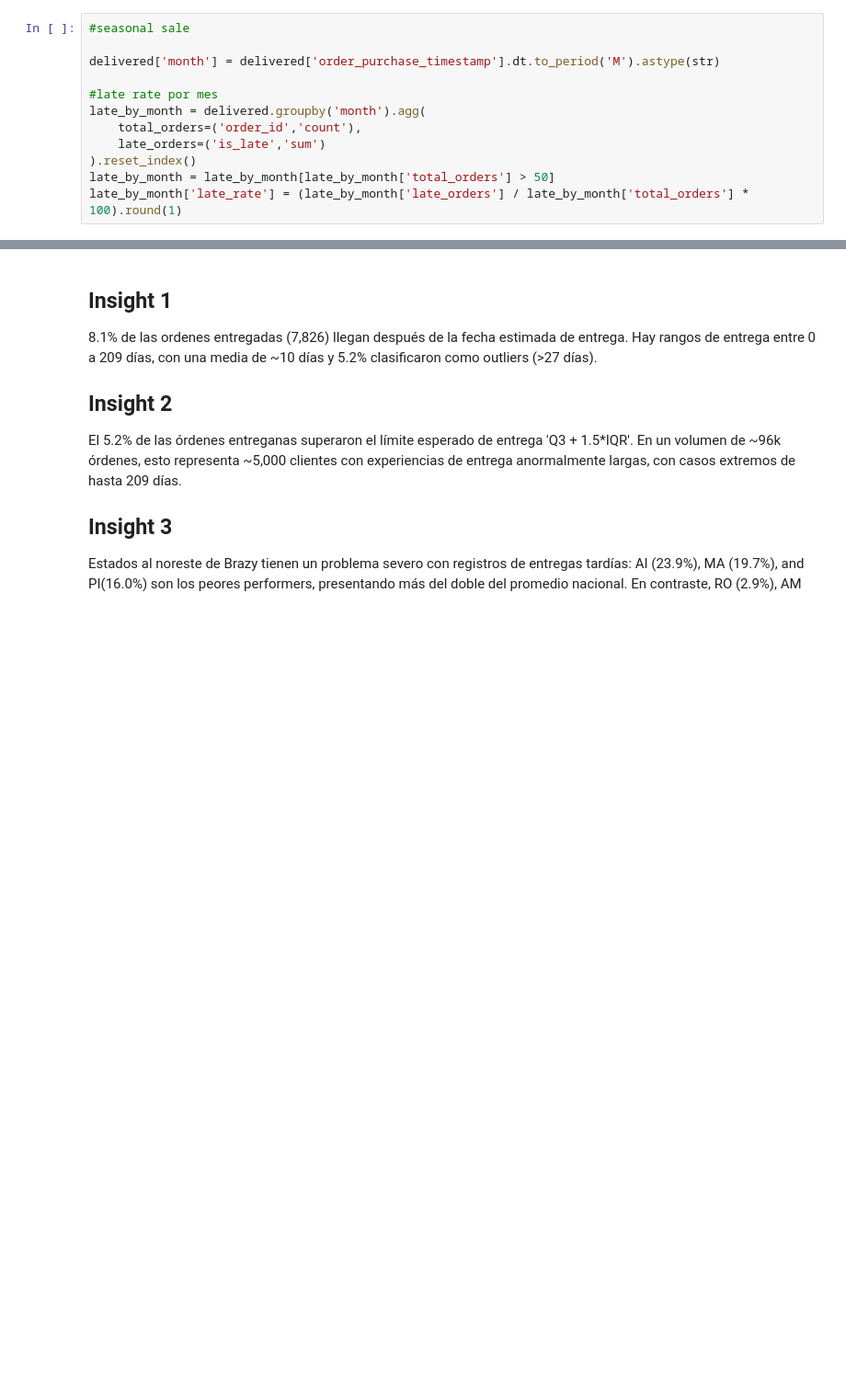
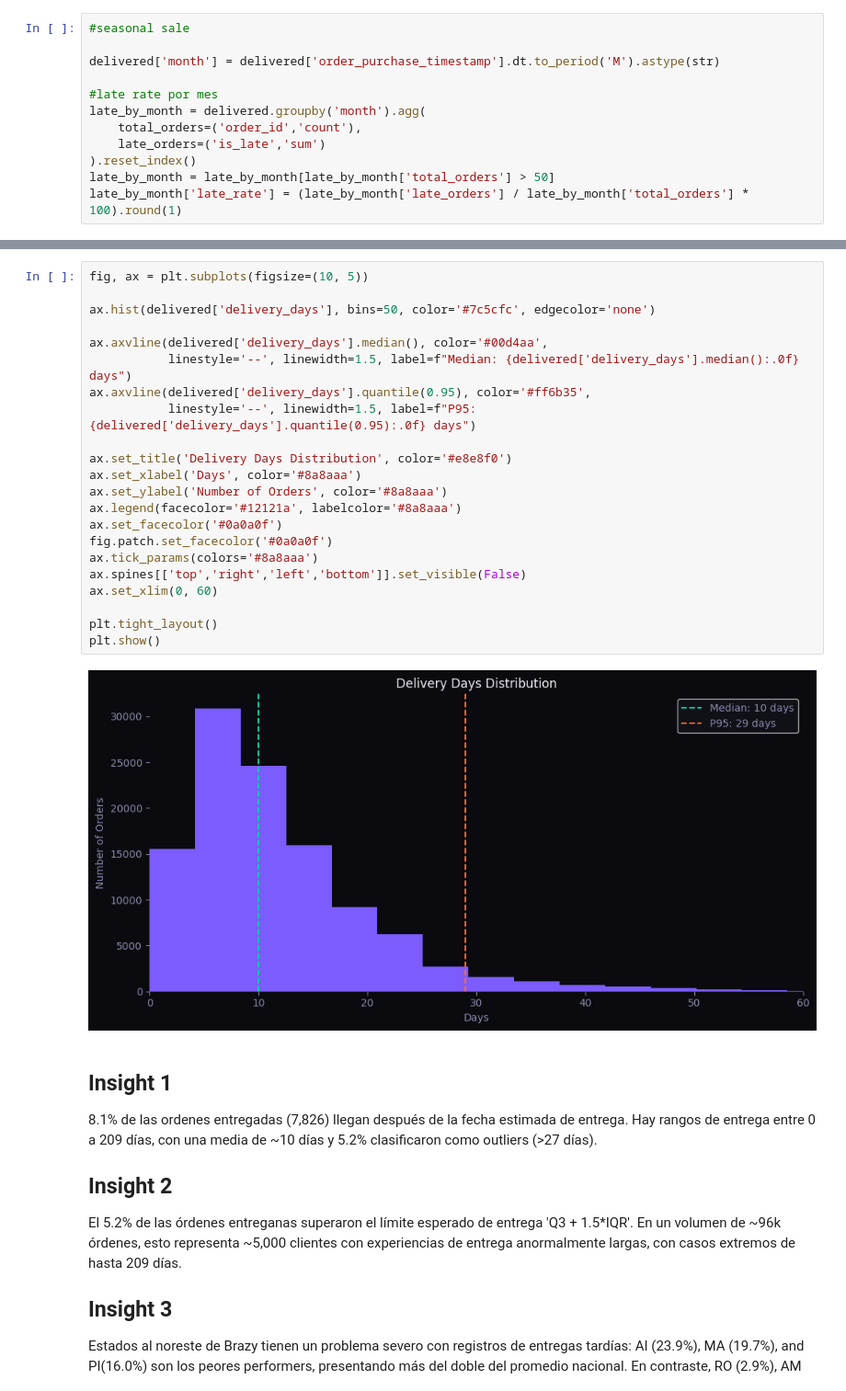
Before and after one commit to xbanuelos/BI-Portfolio, a Jupyter notebook: phase_01/project_02_delivery_time/delivery_time_analysis.ipynb, the cells around one changed output, grey strips where cells are left out. Shown at 92% size. Drawn from its saved outputs; the diff is of its cells as text; blank space fills up the shorter version.

```diff
--- a/phase_01/project_02_delivery_time/delivery_time_analysis.ipynb
+++ b/phase_01/project_02_delivery_time/delivery_time_analysis.ipynb
@@ -317,3 +321,27 @@ plt.show()
+# %%
+fig, ax = plt.subplots(figsize=(10, 5))
+
+ax.hist(delivered['delivery_days'], bins=50, color='#7c5cfc', edgecolor='none')
+
+ax.axvline(delivered['delivery_days'].median(), color='#00d4aa',
+           linestyle='--', linewidth=1.5, label=f"Median: {delivered['delivery_days'].median():.0f} days")
+ax.axvline(delivered['delivery_days'].quantile(0.95), color='#ff6b35',
+           linestyle='--', linewidth=1.5, label=f"P95: {delivered['delivery_days'].quantile(0.95):.0f} days")
+
+ax.set_title('Delivery Days Distribution', color='#e8e8f0')
+ax.set_xlabel('Days', color='#8a8aaa')
+ax.set_ylabel('Number of Orders', color='#8a8aaa')
+ax.legend(facecolor='#12121a', labelcolor='#8a8aaa')
+ax.set_facecolor('#0a0a0f')
+fig.patch.set_facecolor('#0a0a0f')
+ax.tick_params(colors='#8a8aaa')
+ax.spines[['top','right','left','bottom']].set_visible(False)
+ax.set_xlim(0, 60)
+
+plt.tight_layout()
+plt.show()
+# %% [output]
+[figure, added]
 # %% [markdown]
 ## Insight 1
 8.1% de las ordenes entregadas (7,826) llegan después de la fecha estimada de entrega. Hay rangos de entrega entre 0 a 209 días, con una media de ~10 días y 5.2% clasificaron como outliers (>27 días).
```
Also changed, not shown: parts of 9 cells of this notebook.
